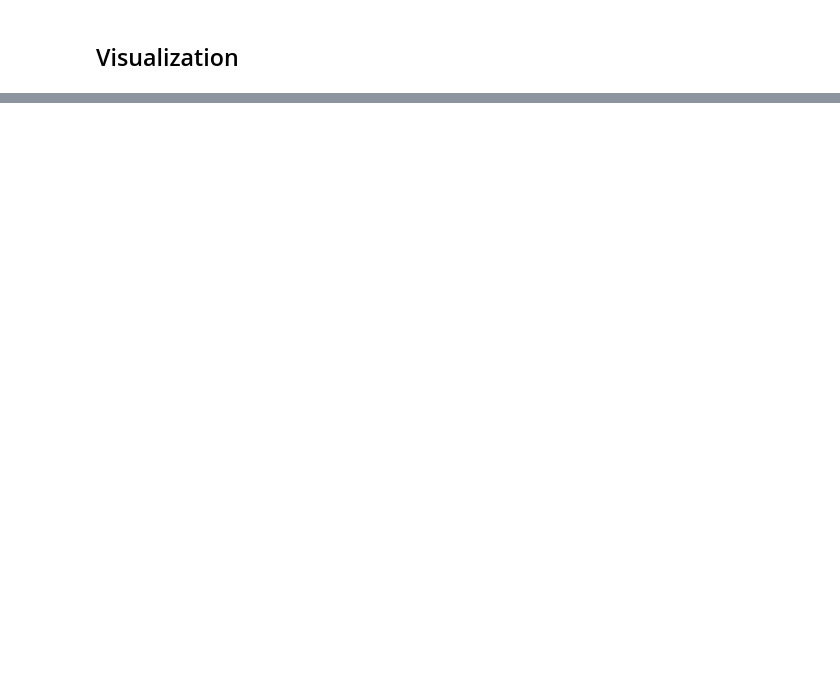
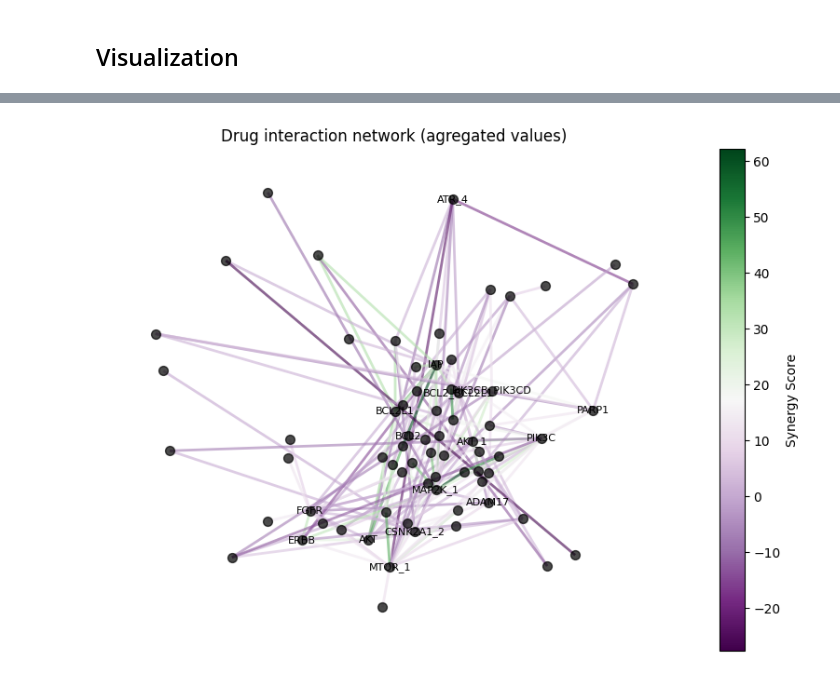
Before and after one commit to jorguz07/biomlproject, a Jupyter notebook: src/notebook/EDA.ipynb, the cells around one changed output, grey strips where cells are left out. Saved outputs shown, nothing was run; the diff lists cells and outputs as text; code cells hidden in the pictures; blank space fills up the shorter version.

```diff
--- a/src/notebook/EDA.ipynb
+++ b/src/notebook/EDA.ipynb
@@ -380,0 +507,32 @@ We finalize this section visually exploring some of the relationships between th
+# %%
+#ploting
+plt.figure(figsize=(10, 7))
+
+#draw nodes
+nx.draw_networkx_nodes(G, pos, node_size=50, node_color='black', alpha=0.7)
+
+#draw edges
+edges_plot = nx.draw_networkx_edges(
+    G, pos,
+    edge_color=edge_colors,
+    width=2,
+    alpha=0.6
+)
+
+#draw labels, only for "hub" drugs (with many connections)
+d = dict(G.degree) #list of degree of each node
+labels = {node: node for node, degree in d.items() if degree > 5}
+nx.draw_networkx_labels(G, pos, labels=labels, font_size=8)
+#nx.draw_networkx_labels(G, pos, font_size=8, font_family="sans-serif") #all labels
+
+#draw colorbar
+sm = plt.cm.ScalarMappable(cmap=cmap, norm=norm)
+sm.set_array([])
+plt.colorbar(sm, label='Synergy Score', ax=plt.gca())
+
+plt.title("Drug interaction network (agregated values)")
+
+plt.axis('off')
+plt.show()
+# %% [output]
+[figure, added]
```
Also changed, not shown: parts of 33 cells of this notebook, 2 other files.
